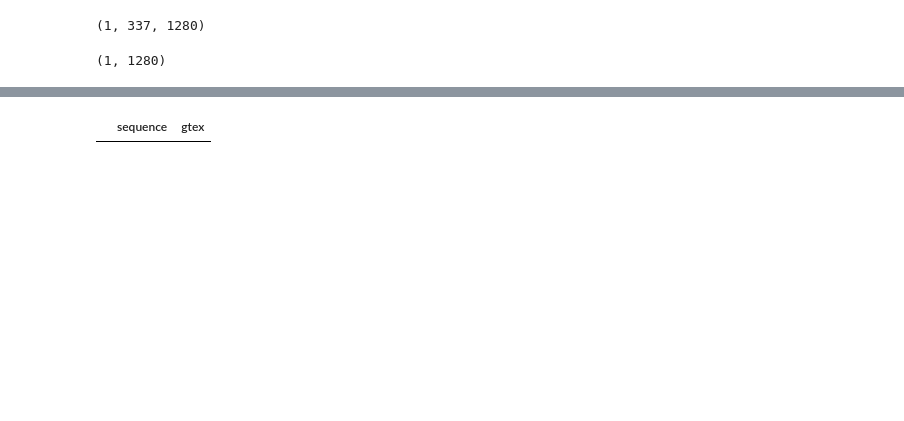
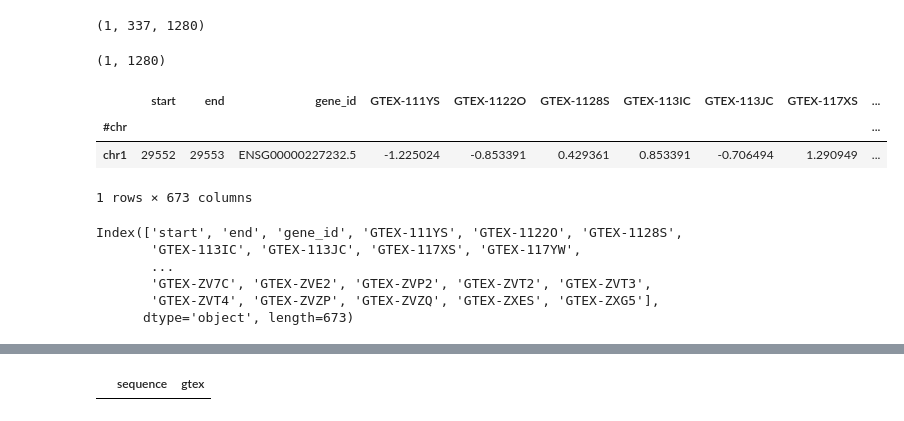
Before and after one commit to kevalpipalia/genome-foundation-models-project, a Jupyter notebook: NT_embeddings.ipynb, the cells around one changed output, grey strips where cells are left out. Cells and saved outputs as stored; diff of their text form; code cells hidden in the pictures; blank space fills up the shorter version.

```diff
--- a/NT_embeddings.ipynb
+++ b/NT_embeddings.ipynb
@@ -90,3 +90,21 @@ with gzip.open(file_path, 'rt') as file:
     # Read the file into a pandas DataFrame
     # BED format is typically tab-delimited; no header row
     df = pd.read_csv(file, sep='\t', index_col=0)
+# %%
+dr_req = df.iloc[[0], :]
+# %%
+dr_req
+# %% [output]
+|  | start | end | gene_id | GTEX-111YS | GTEX-1122O | GTEX-1128S | GTEX-113IC | GTEX-113JC | GTEX-117XS | ... |
+| #chr |  |  |  |  |  |  |  |  |  | ... |
+| chr1 | 29552 | 29553 | ENSG00000227232.5 | -1.225024 | -0.853391 | 0.429361 | 0.853391 | -0.706494 | 1.290949 | ... |
+1 rows × 673 columns
+# %%
+dr_req.columns
+# %% [output]
+Index(['start', 'end', 'gene_id', 'GTEX-111YS', 'GTEX-1122O', 'GTEX-1128S',
+       'GTEX-113IC', 'GTEX-113JC', 'GTEX-117XS', 'GTEX-117YW',
+       ...
+       'GTEX-ZV7C', 'GTEX-ZVE2', 'GTEX-ZVP2', 'GTEX-ZVT2', 'GTEX-ZVT3',
+       'GTEX-ZVT4', 'GTEX-ZVZP', 'GTEX-ZVZQ', 'GTEX-ZXES', 'GTEX-ZXG5'],
+      dtype='object', length=673)
```
Also changed, not shown: parts of 12 cells of this notebook, 17 other files.
